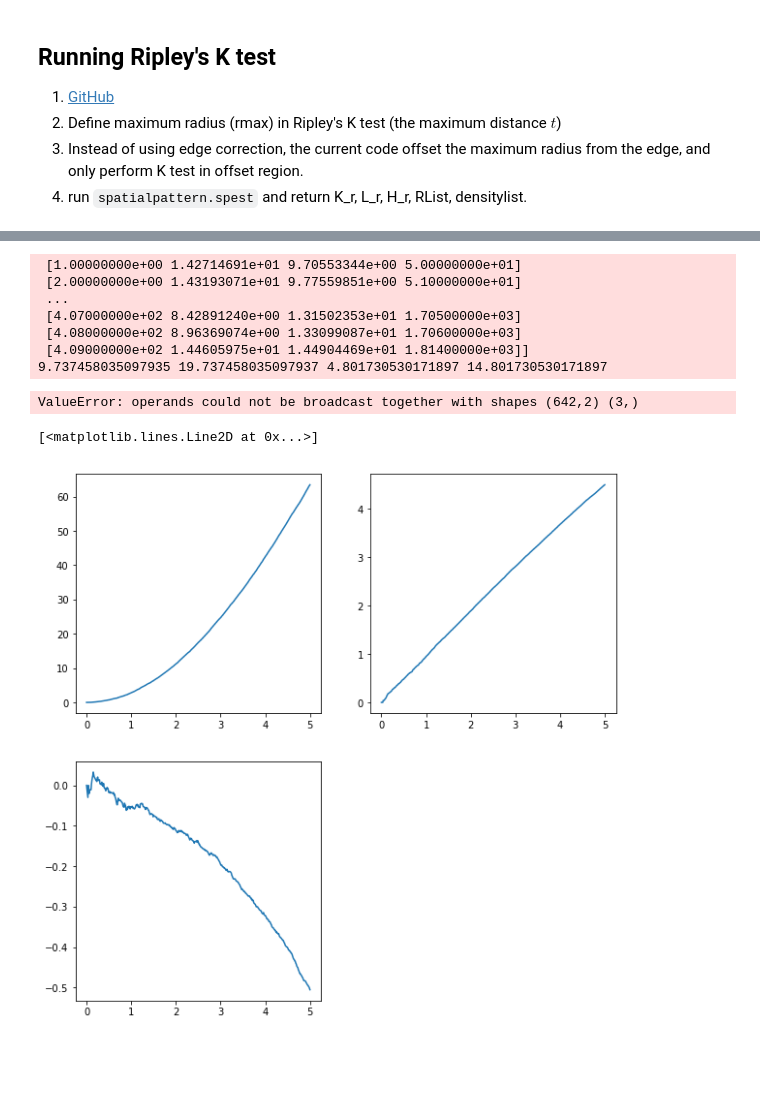
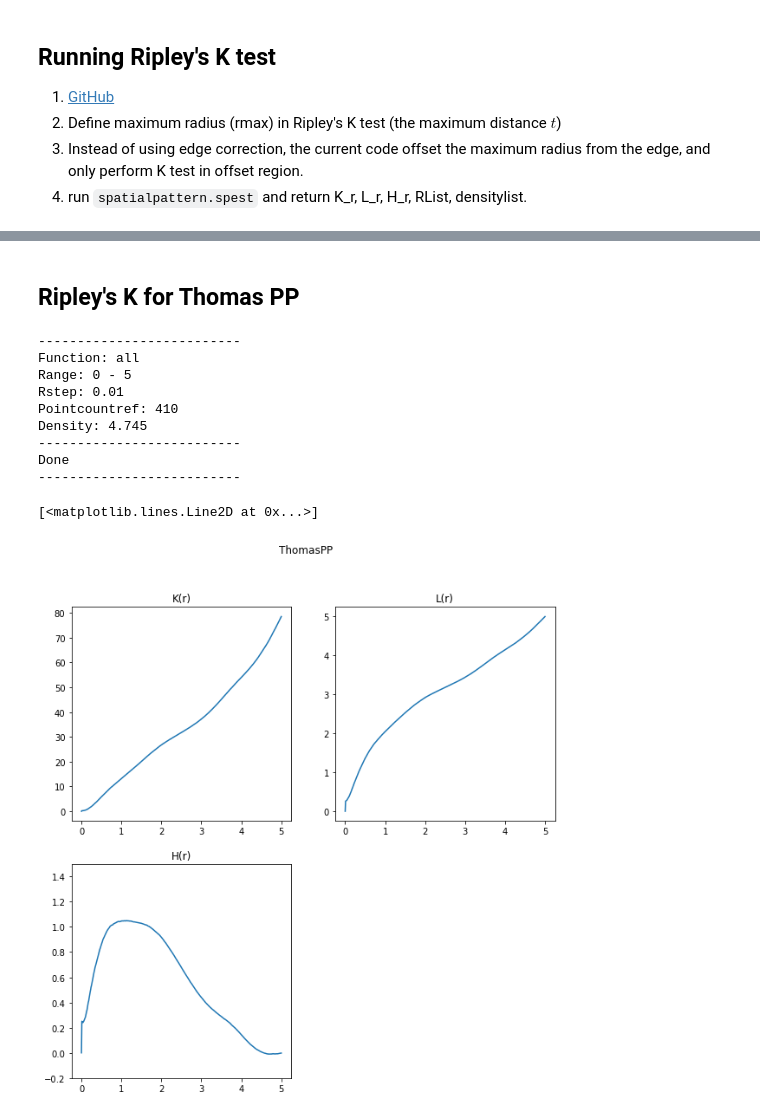
Before and after one commit to eufmike/Ripleys_K_function_demo, a Jupyter notebook: Ktest_demo_02_Ktest.ipynb, the cells around one changed output, grey strips where cells are left out. Drawn from its saved outputs; the diff is of its cells as text; code cells hidden in the pictures; blank space fills up the shorter version.

```diff
--- a/Ktest_demo_02_Ktest.ipynb
+++ b/Ktest_demo_02_Ktest.ipynb
@@ -127,30 +103,38 @@ plot_3.plot(RList, H_r)
+# %% [markdown]
+## Ripley's K for Thomas PP
 # %%
-K_r, L_r, H_r, RList, densitylist = spatialpattern.spest(input_array_ref = P_ThomasPP_center,
-                        input_array_all = P_ThomasPP,
-                        function = 'all',
-                        density = P_ThomasPP_density,
+K_r, L_r, H_r, RList, densitylist = spatialpattern.spest(input_array_ref = P_ThomasPP_center, \
+                        input_array_all = P_ThomasPP, \
+                        function = 'all', \
+                        density = P_ThomasPP_density, \
                         rstart = 0, rend = 5, rstep = 0.01)
 # %% [output]
- [1.00000000e+00 1.42714691e+01 9.70553344e+00 5.00000000e+01]
- [2.00000000e+00 1.43193071e+01 9.77559851e+00 5.10000000e+01]
- ...
- [4.07000000e+02 8.42891240e+00 1.31502353e+01 1.70500000e+03]
- [4.08000000e+02 8.96369074e+00 1.33099087e+01 1.70600000e+03]
- [4.09000000e+02 1.44605975e+01 1.44904469e+01 1.81400000e+03]]
-9.737458035097935 19.737458035097937 4.801730530171897 14.801730530171897
+--------------------------
+Function: all
+Range: 0 - 5
+Rstep: 0.01
+Pointcountref: 410
+Density: 4.745
+--------------------------
+Done
+--------------------------
-ValueError: operands could not be broadcast together with shapes (642,2) (3,)
 # %%
 # plot
-plt.figure(figsize= (10, 10))
+fig = plt.figure(figsize= (10, 10))
 plotsize_x = 20.0
 plotsize_y = 20.0
+fig.suptitle('ThomasPP')
 
 plot_1 = plt.subplot(221)
+plot_1.set_title('K(r)')
 plot_1.plot(RList, K_r)
 plot_2 = plt.subplot(222)
+plot_2.set_title('L(r)')
 plot_2.plot(RList, L_r)
 plot_3 = plt.subplot(223)
+plot_3.set_title('H(r)')
+plot_3.set_ylim(-0.2, 1.5)
 plot_3.plot(RList, H_r)
 # %% [output]
 [<matplotlib.lines.Line2D at 0x...>]
-[figure, old version]
+[figure, new version]
```
Also changed, not shown: parts of 8 cells of this notebook, 12 other files.
